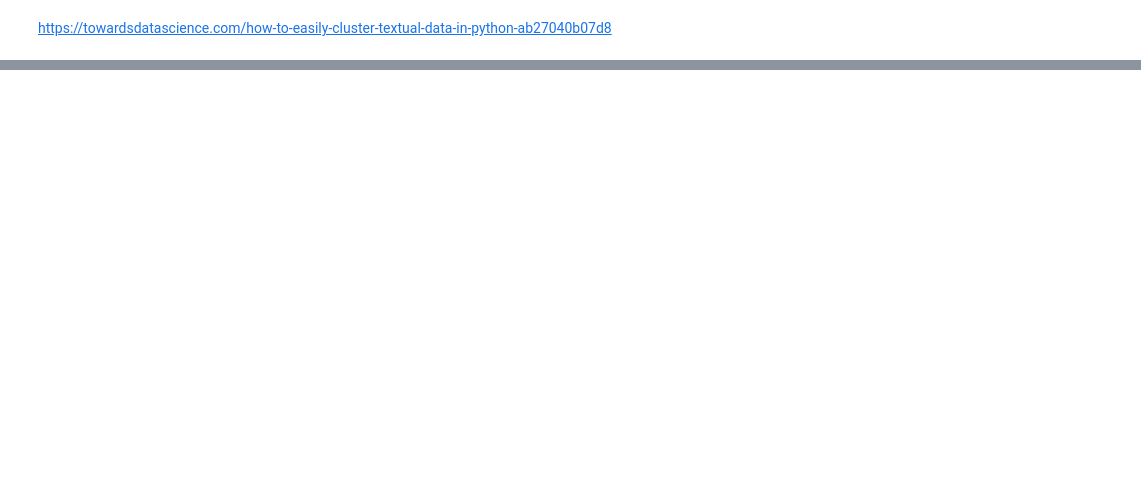
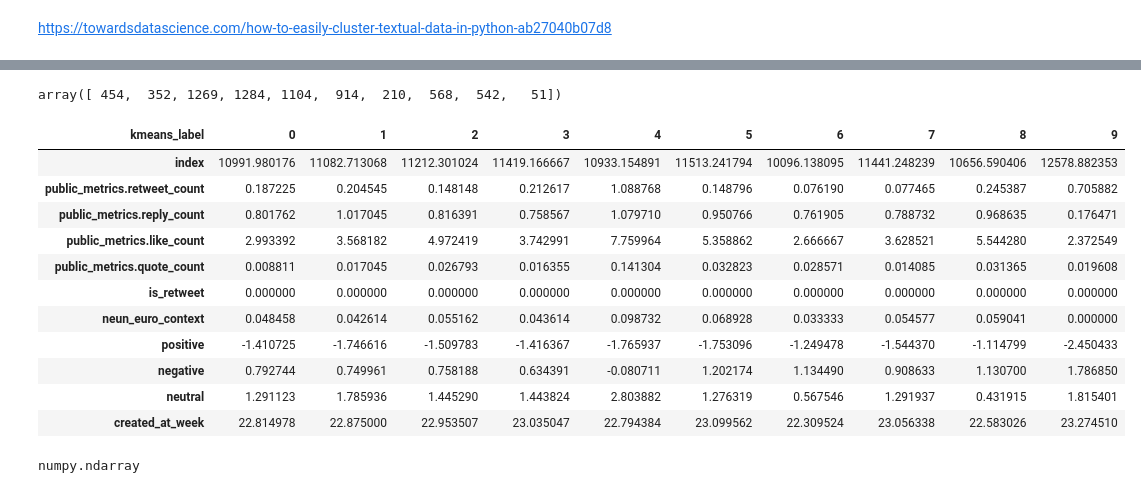
Before and after one commit to ohneBohne/Data_Challenges, a Jupyter notebook: Clustering.ipynb, the cells around one changed output, grey strips where cells are left out. Cells and saved outputs as stored; diff of their text form; code cells hidden in the pictures; blank space fills up the shorter version.

```diff
--- a/Clustering.ipynb
+++ b/Clustering.ipynb
@@ -219,0 +213,19 @@ list(df[df['kmeans_label']==1]['text'])
+# %%
+np.bincount(kmeans.labels_)
+# %% [output]
+array([ 454,  352, 1269, 1284, 1104,  914,  210,  568,  542,   51])
+# %%
+df.groupby('kmeans_label').mean().T
+# %% [output]
+| kmeans_label | 0 | 1 | 2 | 3 | 4 | 5 | 6 | 7 | 8 | 9 |
+| index | 10991.980176 | 11082.713068 | 11212.301024 | 11419.166667 | 10933.154891 | 11513.241794 | 10096.138095 | 11441.248239 | 10656.590406 | 12578.882353 |
+| public_metrics.retweet_count | 0.187225 | 0.204545 | 0.148148 | 0.212617 | 1.088768 | 0.148796 | 0.076190 | 0.077465 | 0.245387 | 0.705882 |
+| public_metrics.reply_count | 0.801762 | 1.017045 | 0.816391 | 0.758567 | 1.079710 | 0.950766 | 0.761905 | 0.788732 | 0.968635 | 0.176471 |
+| public_metrics.like_count | 2.993392 | 3.568182 | 4.972419 | 3.742991 | 7.759964 | 5.358862 | 2.666667 | 3.628521 | 5.544280 | 2.372549 |
+| public_metrics.quote_count | 0.008811 | 0.017045 | 0.026793 | 0.016355 | 0.141304 | 0.032823 | 0.028571 | 0.014085 | 0.031365 | 0.019608 |
+| is_retweet | 0.000000 | 0.000000 | 0.000000 | 0.000000 | 0.000000 | 0.000000 | 0.000000 | 0.000000 | 0.000000 | 0.000000 |
+| neun_euro_context | 0.048458 | 0.042614 | 0.055162 | 0.043614 | 0.098732 | 0.068928 | 0.033333 | 0.054577 | 0.059041 | 0.000000 |
+| positive | -1.410725 | -1.746616 | -1.509783 | -1.416367 | -1.765937 | -1.753096 | -1.249478 | -1.544370 | -1.114799 | -2.450433 |
+| negative | 0.792744 | 0.749961 | 0.758188 | 0.634391 | -0.080711 | 1.202174 | 1.134490 | 0.908633 | 1.130700 | 1.786850 |
+| neutral | 1.291123 | 1.785936 | 1.445290 | 1.443824 | 2.803882 | 1.276319 | 0.567546 | 1.291937 | 0.431915 | 1.815401 |
+| created_at_week | 22.814978 | 22.875000 | 22.953507 | 23.035047 | 22.794384 | 23.099562 | 22.309524 | 23.056338 | 22.583026 | 23.274510 |
@@ -219,0 +234,4 @@ list(df[df['kmeans_label']==1]['text'])
+# %%
+type(X)
+# %% [output]
+numpy.ndarray
```
Also changed, not shown: parts of 26 cells of this notebook, 6 other files.
